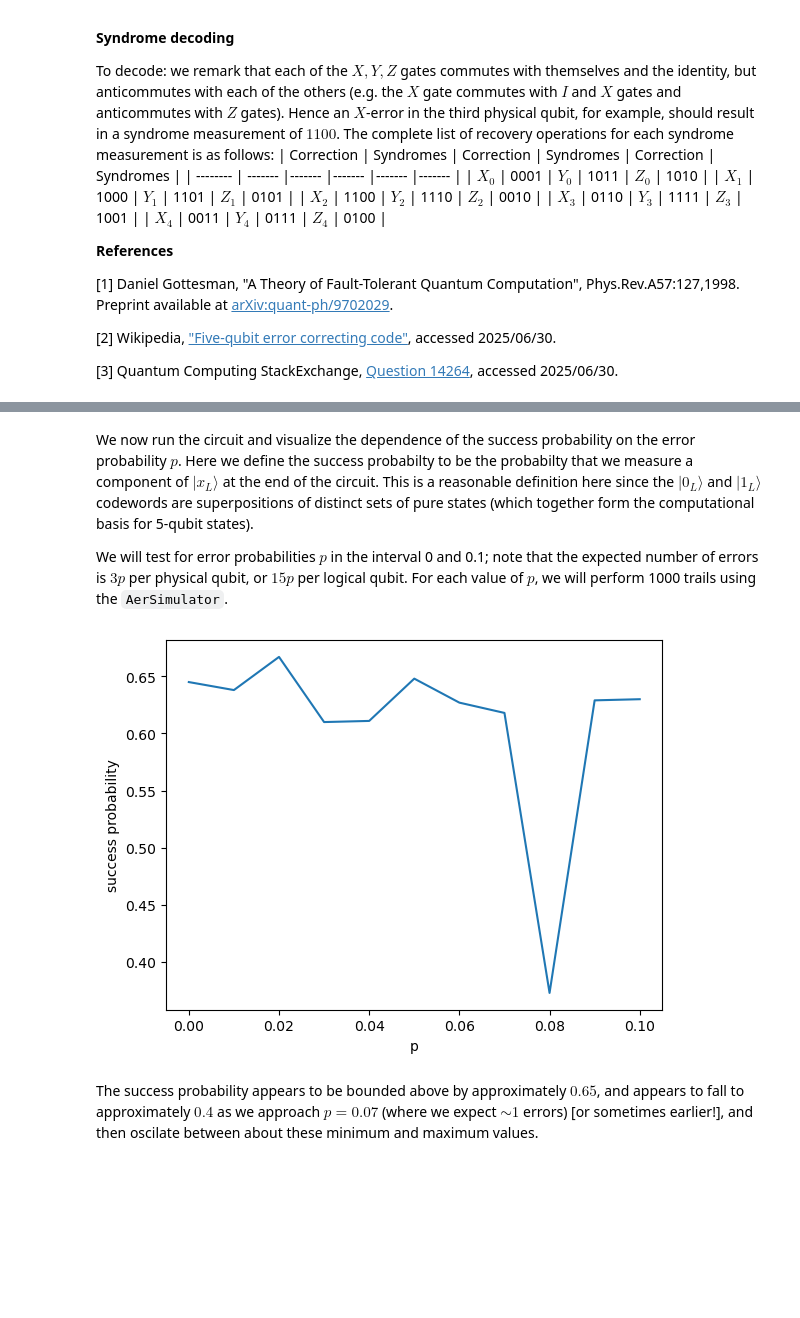
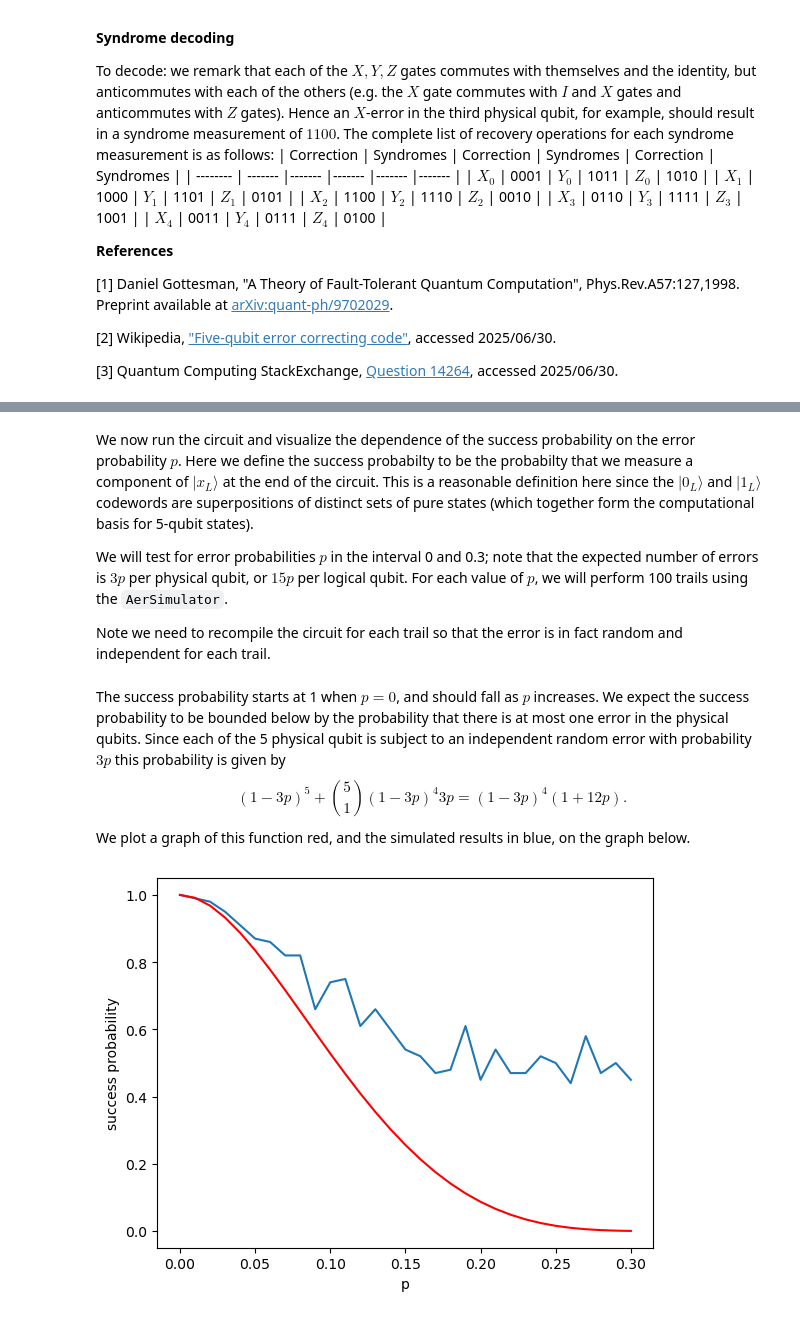
Before and after one commit to zucxjo0415/ErdosQC25-5qubitcode, a Jupyter notebook: 5qubit code.ipynb, the cells around one changed output, grey strips where cells are left out. Saved outputs shown, nothing was run; the diff lists cells and outputs as text; code cells hidden in the pictures; blank space fills up the shorter version.

Commit message:
Add files via upload
Fixed errors in symptom measurement, simulation

```diff
--- a/5qubit code.ipynb
+++ b/5qubit code.ipynb
@@ -126,4 +134,6 @@ def fiveq_ecc(x,p):
 # %% [markdown]
 We now run the circuit and visualize the dependence of the success probability on the error probability $p$. Here we define the success probabilty to be the probabilty that we measure a component of $|x_L\rangle$ at the end of the circuit. This is a reasonable definition here since the $|0_L\rangle$ and $|1_L\rangle$ codewords are superpositions of distinct sets of pure states (which together form the computational basis for 5-qubit states).
 
-We will test for error probabilities $p$ in the interval 0 and 0.1; note that the expected number of errors is $3p$ per physical qubit, or $15p$ per logical qubit. For each value of $p$, we will perform 1000 trails using the `AerSimulator`.
+We will test for error probabilities $p$ in the interval 0 and 0.3; note that the expected number of errors is $3p$ per physical qubit, or $15p$ per logical qubit. For each value of $p$, we will perform 100 trails using the `AerSimulator`.
+
+Note we need to recompile the circuit for each trail so that the error is in fact random and independent for each trail.
@@ -144,16 +158,18 @@ def simulate_fiveq_ecc(x,p):
 # %%
 # Visualize
-probs, success = [q*0.01 for q in range(11)], []
+probs, success = [q*0.01 for q in range(31)], []
 x = 0
-for p in probs:
-    counts = simulate_fiveq_ecc(x,p)
-    comps = [k for k in counts.keys() if (k[:5].count('1') + x) % 2]
-    success += [sum(counts[k] for k in comps) / sum(counts.values())]
-plt.plot(probs, success)
-plt.xlabel('p')
-plt.ylabel('success probability')
-plt.show()
+for p in probs: success += [simulate_fiveq_ecc(x,p,100)]
-# %% [output]
-[figure, removed]
 # %% [markdown]
-The success probability appears to be bounded above by approximately $0.65$, and appears to fall to approximately $0.4$ as we approach $p=0.07$ (where we expect $\sim 1$ errors) [or sometimes earlier!], and then oscilate between about these minimum and maximum values.
+The success probability starts at 1 when $p=0$, and should fall as $p$ increases. We expect the success probability to be bounded below by the probability that there is at most one error in the physical qubits. Since each of the 5 physical qubit is subject to an independent random error with probability $3p$ this probability is given by
+$$(1-3p)^5 + \binom{5}{1} (1-3p)^4 3p = (1-3p)^4 (1+12p).$$
+We plot a graph of this function red, and the simulated results in blue, on the graph below.
+# %%
+refs = [(1-3*q)**4*(1+12*q) for q in probs]
+plt.plot(probs, success)
+plt.plot(probs, refs, 'r')
+plt.xlabel('p')
+plt.ylabel('success probability')
+plt.show()
+# %% [output]
+[figure, added]
```
Also changed, not shown: parts of 5 cells of this notebook.
